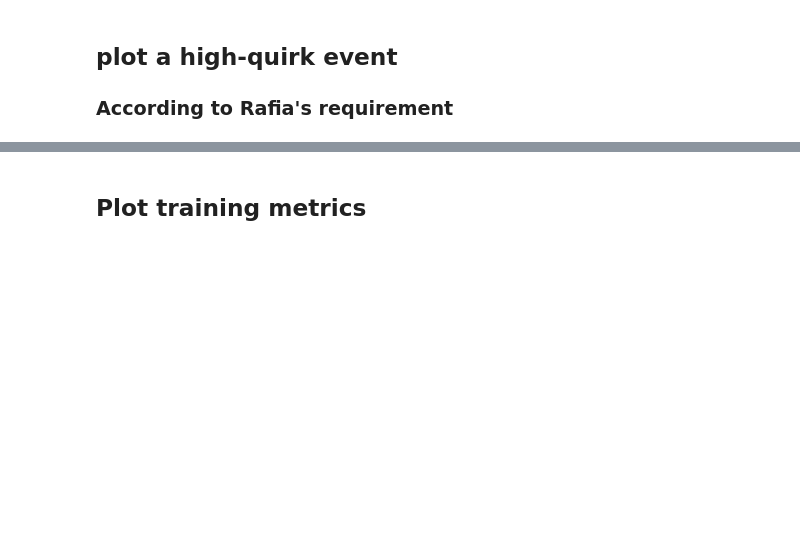
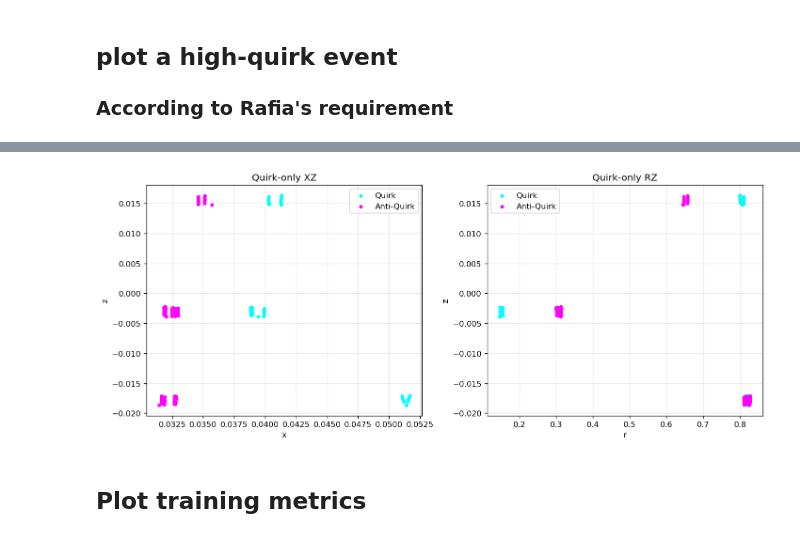
Before and after one commit to MirxaWaqarBaig/trackml-quickstart-collab, a Jupyter notebook: Examples/TrackML_Quickstart/colab_quickstart.ipynb, the cells around one changed output, grey strips where cells are left out. Cells and saved outputs as stored; diff of their text form; code cells hidden in the pictures; blank space fills up the shorter version.

```diff
--- a/Examples/TrackML_Quickstart/colab_quickstart.ipynb
+++ b/Examples/TrackML_Quickstart/colab_quickstart.ipynb
@@ -167,3 +262,22 @@ best trainset index: 42 quirk_hits: 104
+# %%
+r = np.sqrt(x**2 + y**2)
+
+fig, ax = plt.subplots(1, 2, figsize=(12,5))
+
+ax[0].scatter(x[q], z[q], s=14, c="cyan", label="Quirk")
+ax[0].scatter(x[aq], z[aq], s=14, c="magenta", label="Anti-Quirk")
+ax[0].set_xlabel("x"); ax[0].set_ylabel("z"); ax[0].set_title("Quirk-only XZ")
+ax[0].grid(alpha=0.3); ax[0].legend()
+
+ax[1].scatter(r[q], z[q], s=14, c="cyan", label="Quirk")
+ax[1].scatter(r[aq], z[aq], s=14, c="magenta", label="Anti-Quirk")
+ax[1].set_xlabel("r"); ax[1].set_ylabel("z"); ax[1].set_title("Quirk-only RZ")
+ax[1].grid(alpha=0.3); ax[1].legend()
+
+plt.tight_layout()
+plt.show()
+# %% [output]
+[figure, added]
 # %% [markdown]
 ## Plot training metrics
 # %% [markdown]
```
Also changed, not shown: parts of 24 cells of this notebook.
